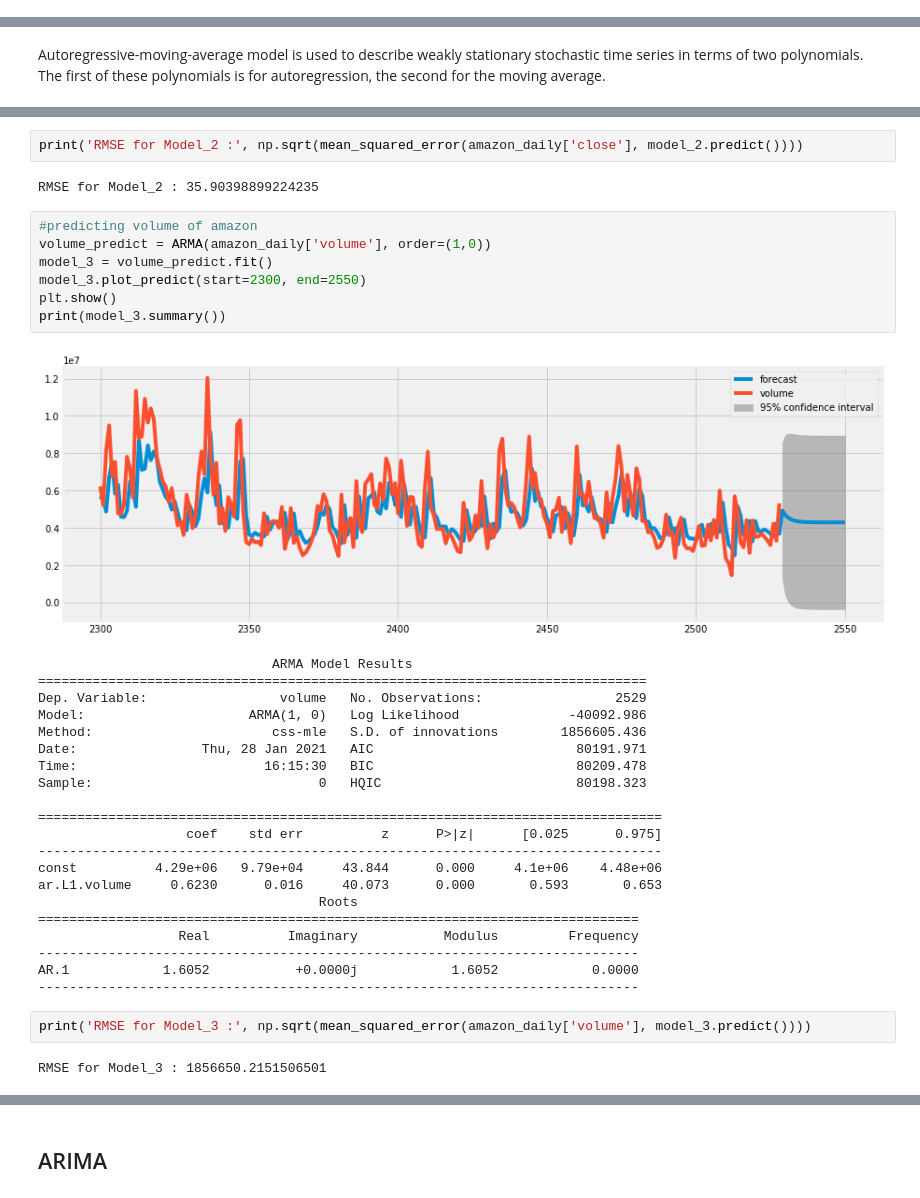
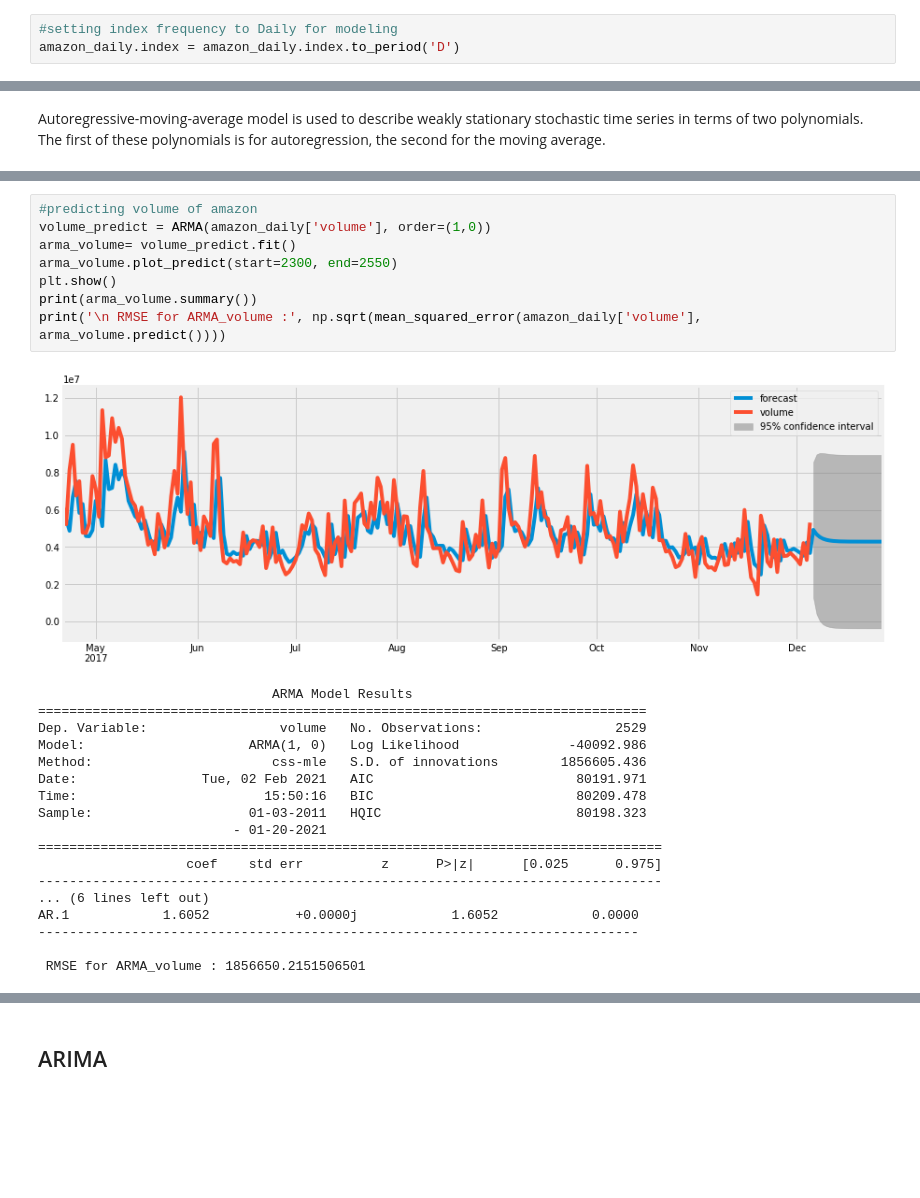
Before and after one commit to Banner10/Phase_4_TimeSeries, a Jupyter notebook: Time_Series_Analysis_Amazon.ipynb, the cells around one changed output, grey strips where cells are left out. Drawn from its saved outputs; the diff is of its cells as text; blank space fills up the shorter version.

```diff
--- a/Time_Series_Analysis_Amazon.ipynb
+++ b/Time_Series_Analysis_Amazon.ipynb
@@ -476,6 +491,9 @@ from statsmodels.tsa.stattools import adfuller
 from statsmodels.graphics.tsaplots import plot_acf, plot_pacf
 from statsmodels.tsa.arima_process import ArmaProcess
 from statsmodels.tsa.arima_model import ARIMA
+# %%
+#setting index frequency to Daily for modeling
+amazon_daily.index = amazon_daily.index.to_period('D')
 # %% [markdown]
 ## ARMA
 # %% [markdown]
@@ -561,40 +556,30 @@ AR.1            1.0002           +0.0000j            1.0002            0.0000
-# %%
-print('RMSE for Model_2 :', np.sqrt(mean_squared_error(amazon_daily['close'], model_2.predict())))
-# %% [output]
-RMSE for Model_2 : 35.90398899224235
 # %%
 #predicting volume of amazon
 volume_predict = ARMA(amazon_daily['volume'], order=(1,0))
-model_3 = volume_predict.fit()
-model_3.plot_predict(start=2300, end=2550)
+arma_volume= volume_predict.fit()
+arma_volume.plot_predict(start=2300, end=2550)
 plt.show()
-print(model_3.summary())
+print(arma_volume.summary())
+print('\n RMSE for ARMA_volume :', np.sqrt(mean_squared_error(amazon_daily['volume'], arma_volume.predict())))
 # %% [output]
-[figure, old version]
+[figure, new version]
                               ARMA Model Results
 ==============================================================================
 Dep. Variable:                 volume   No. Observations:                 2529
 Model:                     ARMA(1, 0)   Log Likelihood              -40092.986
 Method:                       css-mle   S.D. of innovations        1856605.436
-Date:                Thu, 28 Jan 2021   AIC                          80191.971
-Time:                        16:15:30   BIC                          80209.478
-Sample:                             0   HQIC                         80198.323
-
+Date:                Tue, 02 Feb 2021   AIC                          80191.971
+Time:                        15:50:16   BIC                          80209.478
+Sample:                    01-03-2011   HQIC                         80198.323
+                         - 01-20-2021
 ================================================================================
                    coef    std err          z      P>|z|      [0.025      0.975]
 --------------------------------------------------------------------------------
-const          4.29e+06   9.79e+04     43.844      0.000     4.1e+06    4.48e+06
-ar.L1.volume     0.6230      0.016     40.073      0.000       0.593       0.653
-                                    Roots
-=============================================================================
-                  Real          Imaginary           Modulus         Frequency
------------------------------------------------------------------------------
+... (6 lines left out)
 AR.1            1.6052           +0.0000j            1.6052            0.0000
 -----------------------------------------------------------------------------
+
+ RMSE for ARMA_volume : 1856650.2151506501
-# %%
-print('RMSE for Model_3 :', np.sqrt(mean_squared_error(amazon_daily['volume'], model_3.predict())))
-# %% [output]
-RMSE for Model_3 : 1856650.2151506501
 # %%
 #differencing volume
 amazon_volume_diff = amazon_daily['volume'].diff().dropna()
```
Also changed, not shown: parts of 70 cells of this notebook, 3 other files.
